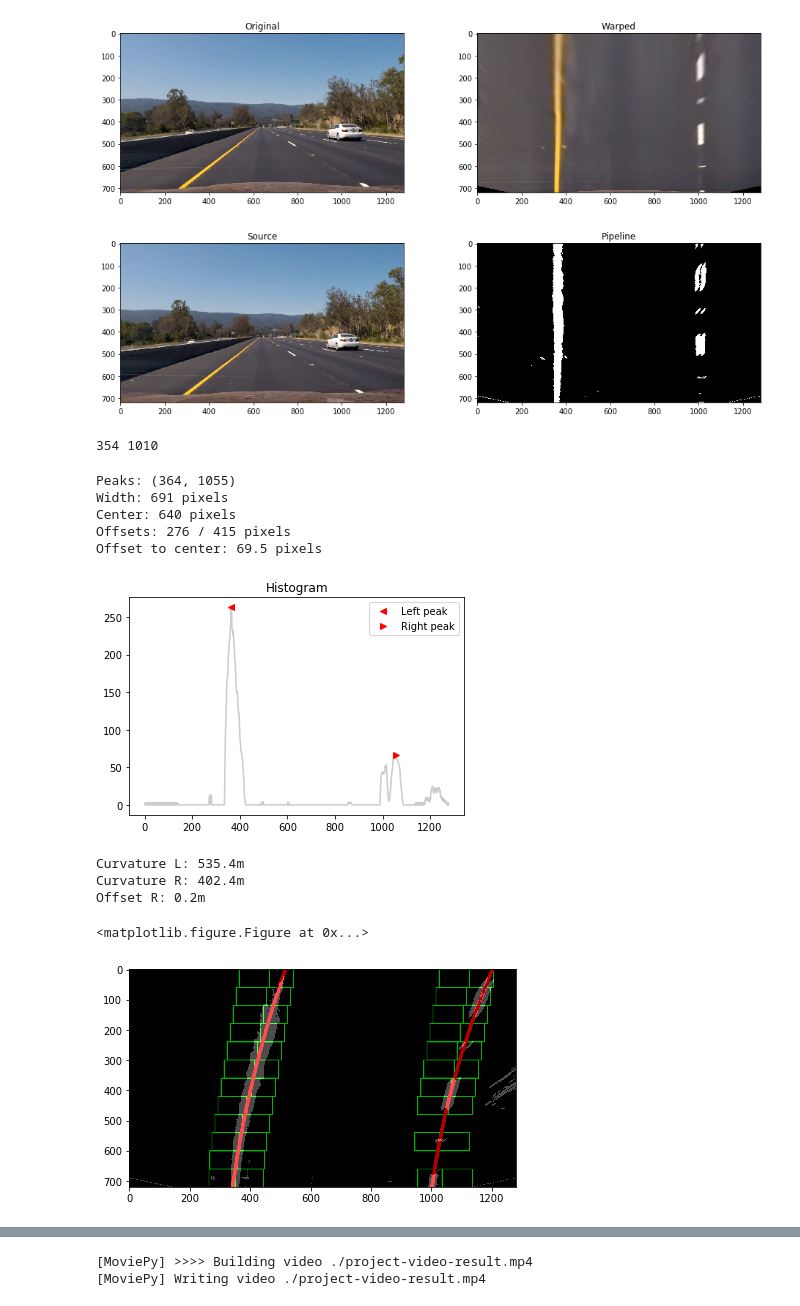
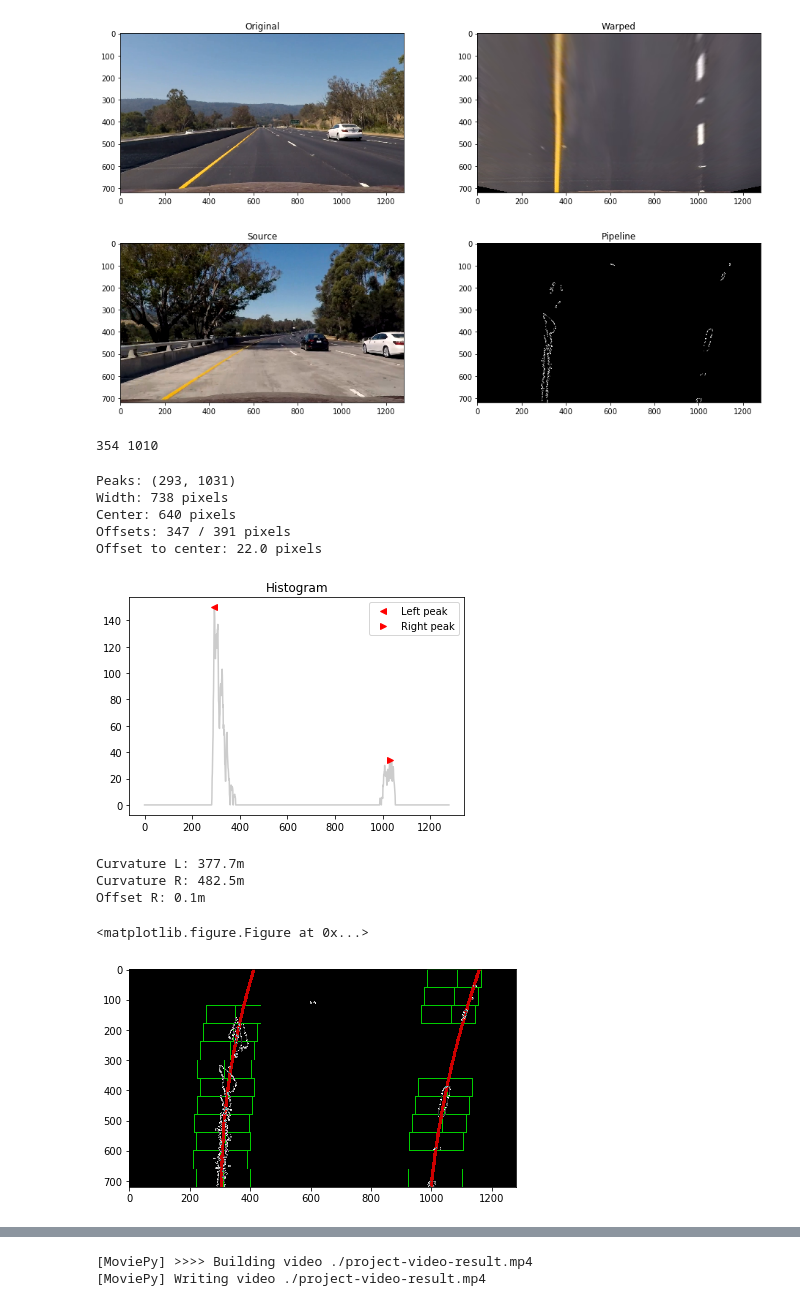
Before and after one commit to undo76/CarND-Advanced-Lane-Lines, a Jupyter notebook: Advanced Lane Lines.ipynb, the cells around one changed output, grey strips where cells are left out. Saved outputs shown, nothing was run; the diff lists cells and outputs as text; code cells hidden in the pictures.

```diff
--- a/Advanced Lane Lines.ipynb
+++ b/Advanced Lane Lines.ipynb
@@ -217,36 +217,50 @@ plot2(undistorted, warped, 'Original', 'Warped', 'warped.jpg')
 [figure]
 [figure]
 # %%
+def inRange(min, max):
+    def apply(x):
+        return cv2.inRange(x, min, max)
+    return apply
+
+YELLOW = (np.uint8([20,40,80]), np.uint8([255,255, 255]))
+WHITE = (np.uint8([0,200,0]), np.uint8([255,255,255]))
+
+frame = video.get_frame(41)
+undistorted = undistort(objpoints, imgpoints, shape=frame.shape[:-1])(frame)
+
 pipeline = compose(
     convert_color(cv2.COLOR_RGB2HLS),
 
-    undistort(objpoints, imgpoints, shape=frame.shape[:-1]),
     lambda x: cv2.warpPerspective(x, perspective_matrix, (1280, 720), flags=cv2.INTER_LINEAR),
 
+    lambda x: np.maximum(inRange(*YELLOW)(x), inRange(*WHITE)(x)),
+    sobel(1, 0, ksize=5),
+    scale(255),
 
-    fork(
-        compose(
-            lambda x: x[..., 1], # Channel L
-            sobel(1, 0, ksize=5),
-            scale(1.),
-            threshold(0.1, 1., value=.8)
-        ),
-        compose(
-            lambda x: x[..., 2], # Channel S
-            threshold(100, 255, value=1.),
-        )
-    ),
 
-    threshold(0.1, 1., 255),
-    lambda x: x.astype(np.uint8),
+#     fork(
+#         compose(
+#             lambda x: x[..., 1], # Channel L
+#             sobel(1, 0, ksize=5),
+#             scale(1.),
+#             threshold(0.1, 1., value=.8)
+#         ),
+#         compose(
+#             lambda x: x[..., 2], # Channel S
+#             threshold(100, 255, value=1.),
+#         )
+#     ),
+
+#     threshold(0.1, , 255),
+#     lambda x: x.astype(np.uint8),
 
     convert_color(cv2.COLOR_GRAY2RGB),
 )
 
 transformed = pipeline(undistorted)
-plot2(frame, transformed, 'Source', 'Pipeline', 'pipeline.jpg')
+plot2(undistorted, transformed, 'Source', 'Pipeline', 'pipeline.jpg')
 # %% [output]
-[figure, old version]
+[figure, new version]
 # %%
 def find_histogram_peaks(img, y=400, plot_histogram=False):
     hist = np.sum(img[y:, :] > 0, axis=0)
@@ -276,12 +290,12 @@ print("Offsets: {} / {} pixels".format(center - peaks[0], peaks[1] - center))
 print("Offset to center: {} pixels".format((peaks[1] + peaks[0])/2 - center ))
 plt.savefig('./output_images/histogram.jpg')
 # %% [output]
-Peaks: (364, 1055)
-Width: 691 pixels
+Peaks: (293, 1031)
+Width: 738 pixels
 Center: 640 pixels
-Offsets: 276 / 415 pixels
-Offset to center: 69.5 pixels
+Offsets: 347 / 391 pixels
+Offset to center: 22.0 pixels
-[figure, old version]
+[figure, new version]
 # %%
 def find_points_in_window(img, start, height, margin):
     window = get_window(img, start, height, margin)
@@ -398,7 +413,6 @@ def update_windows(img, peak, prev_medians=None, n_windows=12, margin=90, max_dx
 
     return new_medians, curv, dst, (y, x)
 # %%
-frame = video.get_frame(38)
 undistorted = undistort(objpoints, imgpoints)(frame)
 transformed = pipeline(undistorted)
 
@@ -424,8 +438,8 @@ dst = cv2.addWeighted(transformed, .3, dst, 0.7, 0)
 
 plot1(dst, filename="windows.jpg")
 # %% [output]
-Curvature L: 535.4m
-Curvature R: 402.4m
-Offset R: 0.2m
+Curvature L: 377.7m
+Curvature R: 482.5m
+Offset R: 0.1m
 <matplotlib.figure.Figure at 0x...>
-[figure, old version]
+[figure, new version]
```
Also changed, not shown: parts of 4 cells of this notebook, 5 other files.
